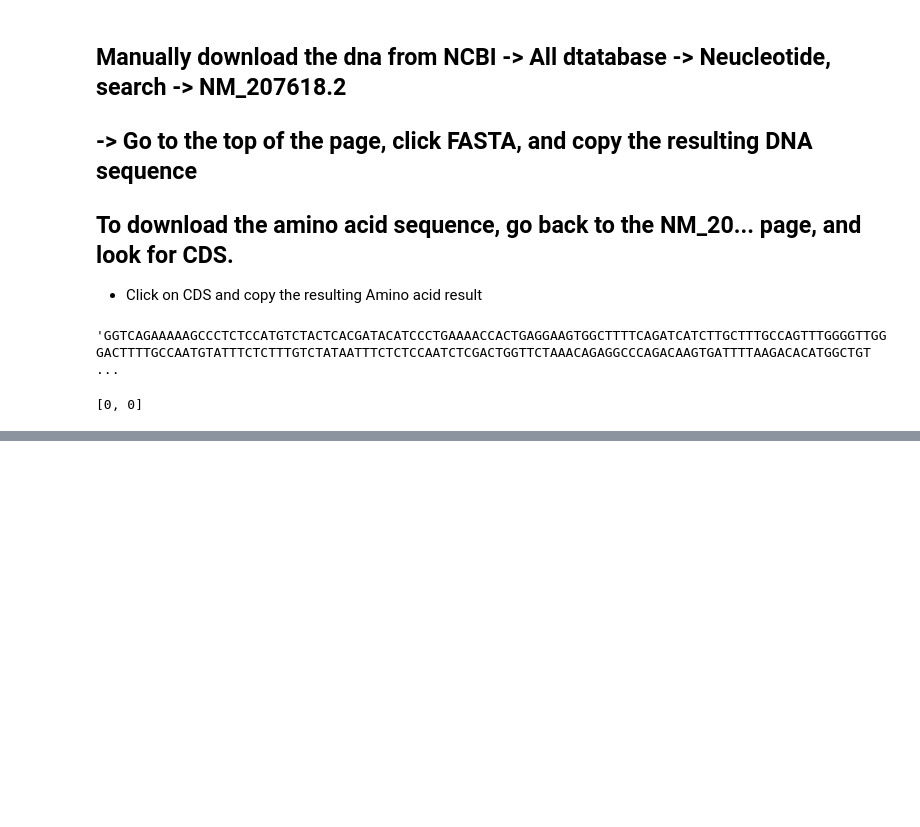
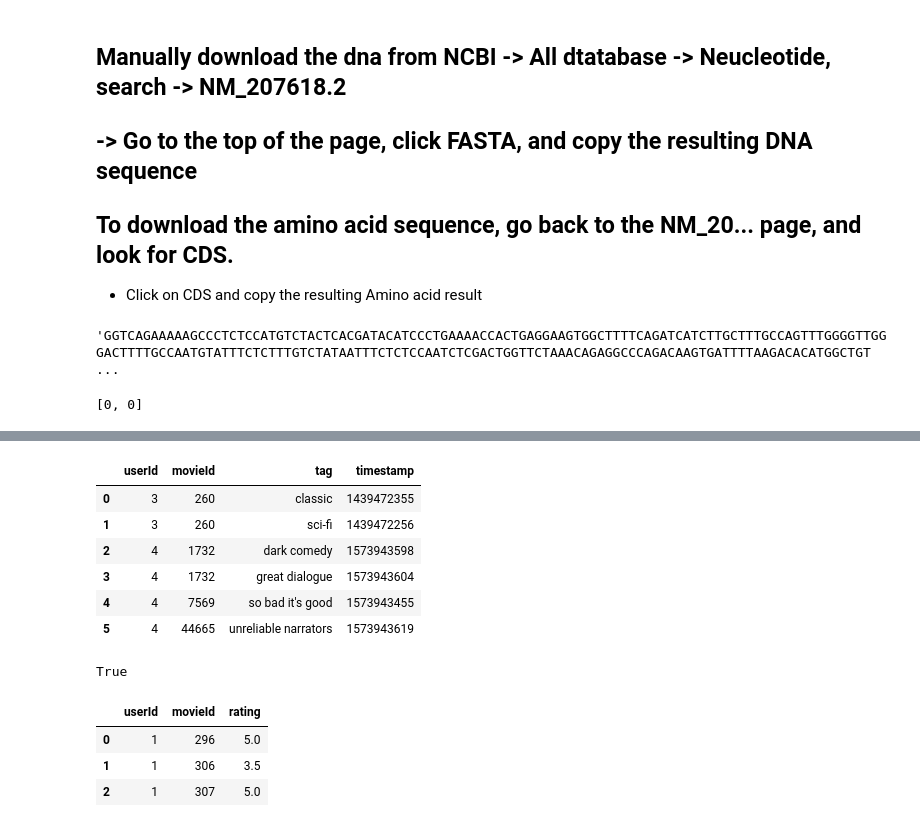
Before and after one commit to samuelatuma1/PythonForRx, a Jupyter notebook: scope_rules.ipynb, the cells around one changed output, grey strips where cells are left out. Saved outputs shown, nothing was run; the diff lists cells and outputs as text; code cells hidden in the pictures; blank space fills up the shorter version.

Commit message:
Added summary statistics in pandas

```diff
--- a/scope_rules.ipynb
+++ b/scope_rules.ipynb
@@ -1146,0 +1497,18 @@ sum_matrix(arr1)
+# %%
+# Importing the data
+movies = pd.read_csv('C:/Users/USER/Desktop/PyForRx/PythonForRx/Week-4-Pandas/movielens/ml-25m/movies.csv', sep=',')
+# pd.read_csv('C:/Users/USER/Desktop/PyForRx/PythonForRx/Week-4-Pandas/movielens/ml-25m/links.csv', sep=',')
+tags = pd.read_csv('C:/Users/USER/Desktop/PyForRx/PythonForRx/Week-4-Pandas/movielens/ml-25m/tags.csv', sep=',')
+ratings = pd.read_csv('C:/Users/USER/Desktop/PyForRx/PythonForRx/Week-4-Pandas/movielens/ml-25m/ratings.csv', sep=',')
+# %%
+# Viewing a couple of the data
+movies.head()
+tags.head(6) # has columns -> 	userId  |	movieId	 |  tag	 |  timestamp
+# %% [output]
+|  | userId | movieId | tag | timestamp |
+| 0 | 3 | 260 | classic | 1439472355 |
+| 1 | 3 | 260 | sci-fi | 1439472256 |
+| 2 | 4 | 1732 | dark comedy | 1573943598 |
+| 3 | 4 | 1732 | great dialogue | 1573943604 |
+| 4 | 4 | 7569 | so bad it's good | 1573943455 |
+| 5 | 4 | 44665 | unreliable narrators | 1573943619 |
@@ -1146,0 +1519,21 @@ sum_matrix(arr1)
+# %%
+# Accessing data in a row
+row_0 = tags.iloc[0] # Returns the data of row 0
+
+row_0.index # Returns the column name for each data on the specified row
+
+row_0['userId'] # Returns data at index location userId
+
+multiple_rows = tags.iloc[ [0, 5, 10] ] # Extract rows 0, 5 and 10
+multiple_rows
+
+'userId' in multiple_rows # Checks if userId is a column in the returned rows
+# %% [output]
+True
+# %%
+ratings.head(3)
+# %% [output]
+|  | userId | movieId | rating |
+| 0 | 1 | 296 | 5.0 |
+| 1 | 1 | 306 | 3.5 |
+| 2 | 1 | 307 | 5.0 |
```
Also changed, not shown: parts of 25 cells of this notebook.
